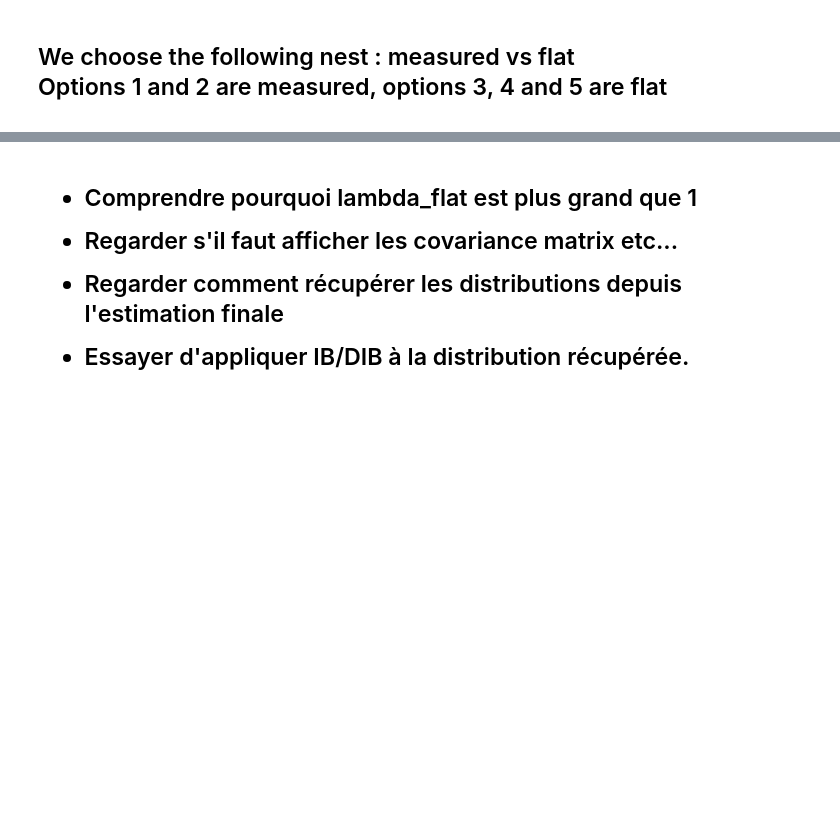
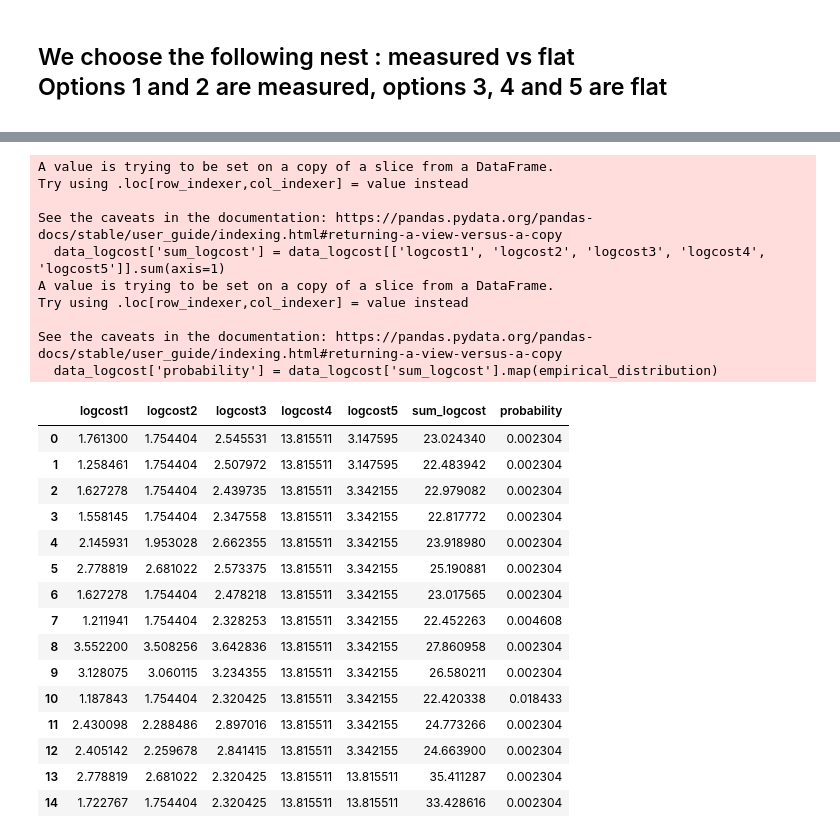
Before and after one commit to alex-monti/Master-Thesis, a Jupyter notebook: NLM-telephone.ipynb, the cells around one changed output, grey strips where cells are left out. Saved outputs shown, nothing was run; the diff lists cells and outputs as text; code cells hidden in the pictures; blank space fills up the shorter version.

```diff
--- a/NLM-telephone.ipynb
+++ b/NLM-telephone.ipynb
@@ -179,12 +125,41 @@ data.head(15)
-# %% [markdown]
-<h2>
-
-- Comprendre pourquoi lambda_flat est plus grand que 1
-
-- Regarder s'il faut afficher les covariance matrix etc...
-
-- Regarder comment récupérer les distributions depuis l'estimation finale
-
-- Essayer d'appliquer IB/DIB à la distribution récupérée.
-
-</h2>
+# %%
+data_logcost = data[['logcost1', 'logcost2', 'logcost3', 'logcost4', 'logcost5']]
+
+# Calculate the sum of the log costs for each row
+data_logcost['sum_logcost'] = data_logcost[['logcost1', 'logcost2', 'logcost3', 'logcost4', 'logcost5']].sum(axis=1)
+
+# Compute the empirical distribution
+empirical_distribution = data_logcost['sum_logcost'].value_counts(normalize=True)
+
+# Add a column "probability" to the DataFrame
+data_logcost['probability'] = data_logcost['sum_logcost'].map(empirical_distribution)
+
+# Print the updated DataFrame
+data_logcost.head(15)
+# %% [output]
+A value is trying to be set on a copy of a slice from a DataFrame.
+Try using .loc[row_indexer,col_indexer] = value instead
+
+See the caveats in the documentation: https://pandas.pydata.org/pandas-docs/stable/user_guide/indexing.html#returning-a-view-versus-a-copy
+  data_logcost['sum_logcost'] = data_logcost[['logcost1', 'logcost2', 'logcost3', 'logcost4', 'logcost5']].sum(axis=1)
+A value is trying to be set on a copy of a slice from a DataFrame.
+Try using .loc[row_indexer,col_indexer] = value instead
+
+See the caveats in the documentation: https://pandas.pydata.org/pandas-docs/stable/user_guide/indexing.html#returning-a-view-versus-a-copy
+  data_logcost['probability'] = data_logcost['sum_logcost'].map(empirical_distribution)
+|  | logcost1 | logcost2 | logcost3 | logcost4 | logcost5 | sum_logcost | probability |
+| 0 | 1.761300 | 1.754404 | 2.545531 | 13.815511 | 3.147595 | 23.024340 | 0.002304 |
+| 1 | 1.258461 | 1.754404 | 2.507972 | 13.815511 | 3.147595 | 22.483942 | 0.002304 |
+| 2 | 1.627278 | 1.754404 | 2.439735 | 13.815511 | 3.342155 | 22.979082 | 0.002304 |
+| 3 | 1.558145 | 1.754404 | 2.347558 | 13.815511 | 3.342155 | 22.817772 | 0.002304 |
+| 4 | 2.145931 | 1.953028 | 2.662355 | 13.815511 | 3.342155 | 23.918980 | 0.002304 |
+| 5 | 2.778819 | 2.681022 | 2.573375 | 13.815511 | 3.342155 | 25.190881 | 0.002304 |
+| 6 | 1.627278 | 1.754404 | 2.478218 | 13.815511 | 3.342155 | 23.017565 | 0.002304 |
+| 7 | 1.211941 | 1.754404 | 2.328253 | 13.815511 | 3.342155 | 22.452263 | 0.004608 |
+| 8 | 3.552200 | 3.508256 | 3.642836 | 13.815511 | 3.342155 | 27.860958 | 0.002304 |
+| 9 | 3.128075 | 3.060115 | 3.234355 | 13.815511 | 3.342155 | 26.580211 | 0.002304 |
+| 10 | 1.187843 | 1.754404 | 2.320425 | 13.815511 | 3.342155 | 22.420338 | 0.018433 |
+| 11 | 2.430098 | 2.288486 | 2.897016 | 13.815511 | 3.342155 | 24.773266 | 0.002304 |
+| 12 | 2.405142 | 2.259678 | 2.841415 | 13.815511 | 3.342155 | 24.663900 | 0.002304 |
+| 13 | 2.778819 | 2.681022 | 2.320425 | 13.815511 | 13.815511 | 35.411287 | 0.002304 |
+| 14 | 1.722767 | 1.754404 | 2.320425 | 13.815511 | 13.815511 | 33.428616 | 0.002304 |
```
Also changed, not shown: parts of 24 cells of this notebook, 20 other files.
